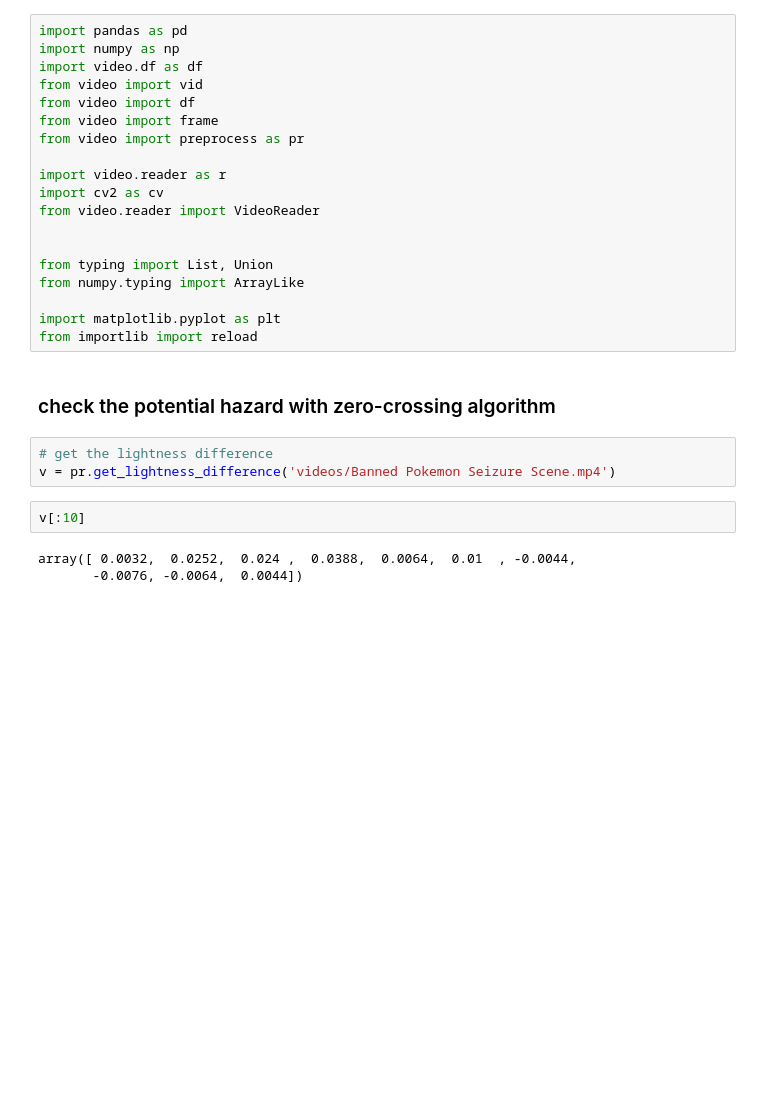
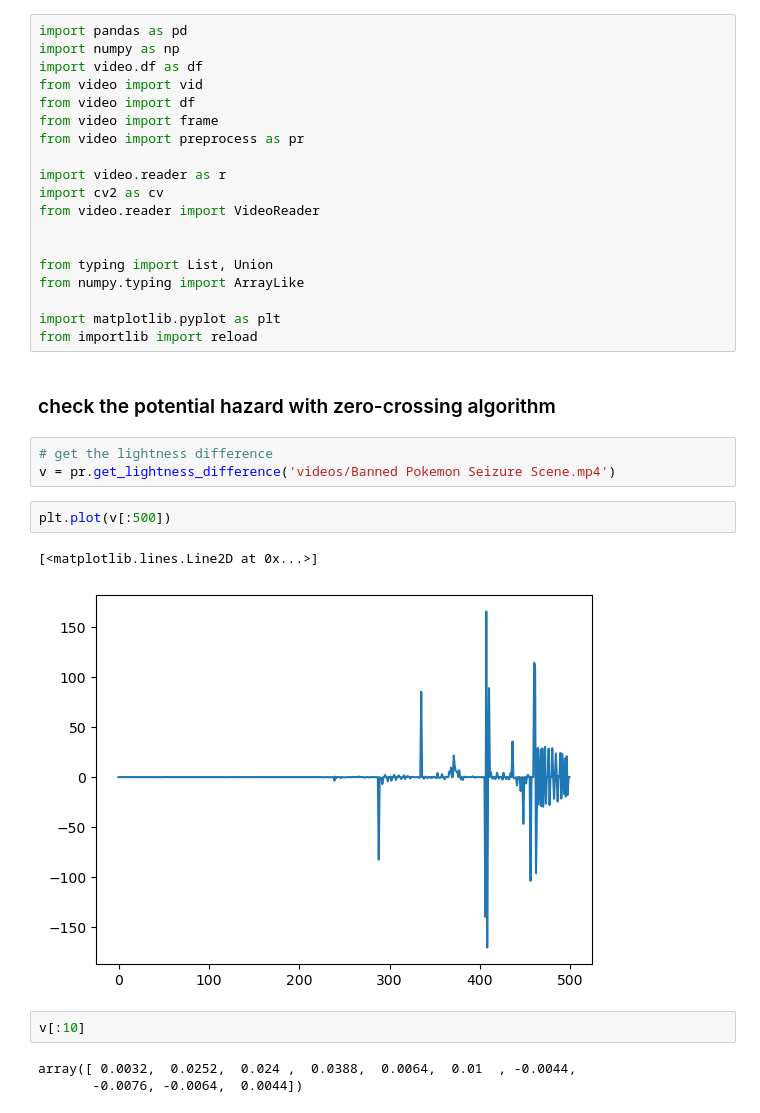
Before and after one commit to dream-team-nadia-woody/epilator, a Jupyter notebook: cross_zero.ipynb, the cells around one changed output. Drawn from its saved outputs; the diff is of its cells as text; blank space fills up the shorter version.

```diff
--- a/cross_zero.ipynb
+++ b/cross_zero.ipynb
@@ -22,6 +22,11 @@ from importlib import reload
 # %%
 # get the lightness difference
 v = pr.get_lightness_difference('videos/Banned Pokemon Seizure Scene.mp4')
+# %%
+plt.plot(v[:500])
+# %% [output]
+[<matplotlib.lines.Line2D at 0x...>]
+[figure, added]
 # %%
 v[:10]
 # %% [output]
```
Also changed, not shown: parts of 13 cells of this notebook, 1 other file.
